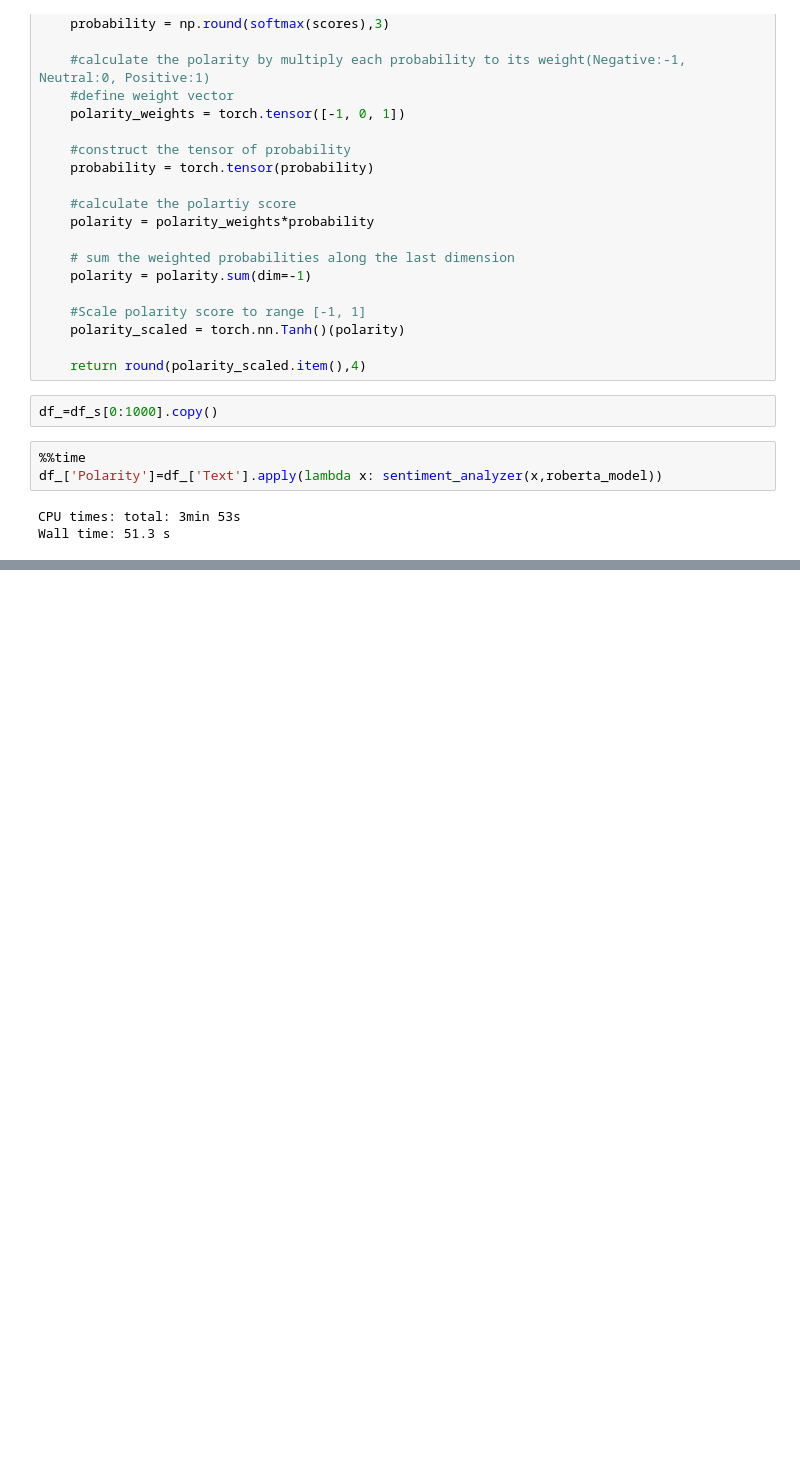
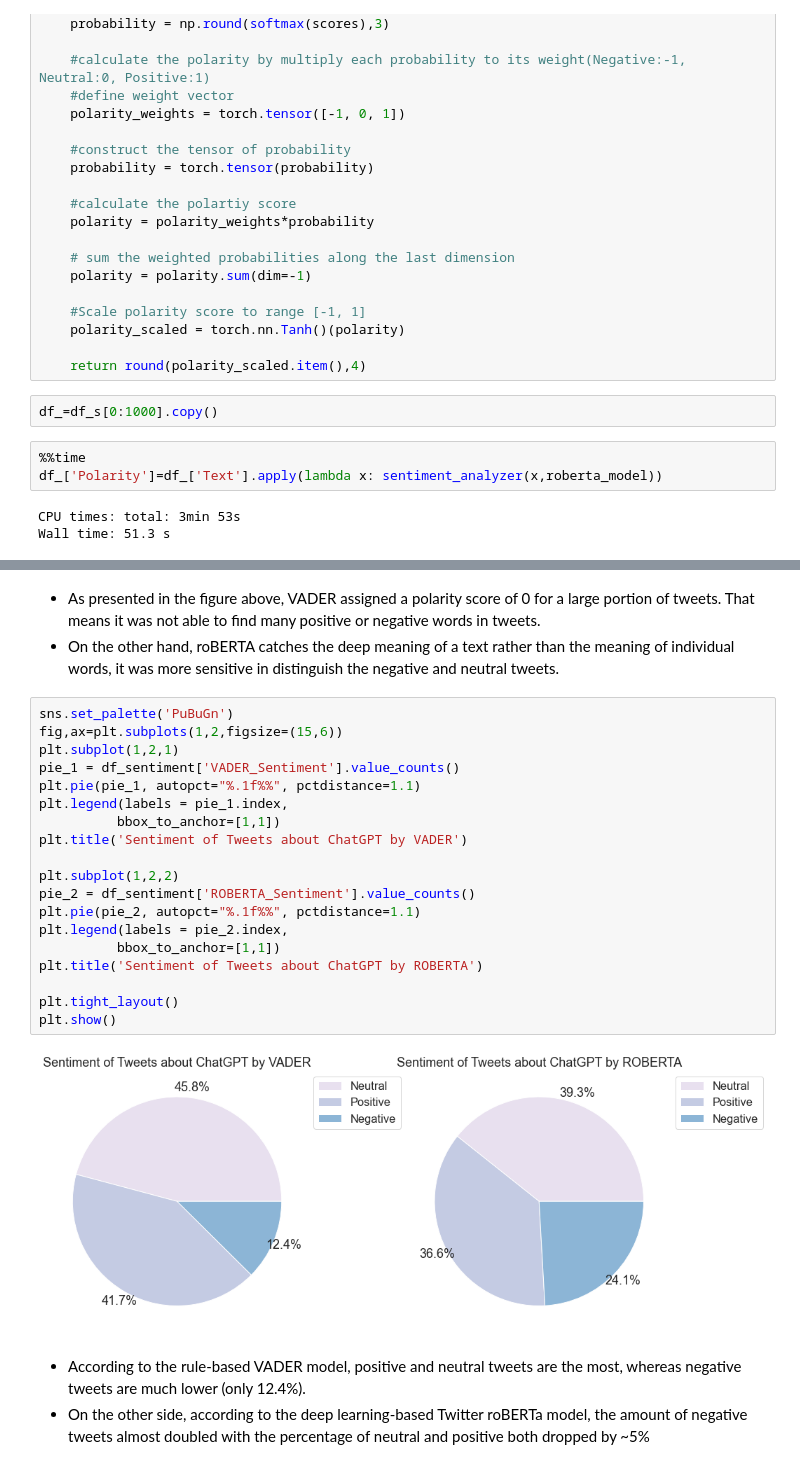
Before and after one commit to hxycorn/Twitter-Sentiment-Analysis-about-ChatGPT, a Jupyter notebook: Notebook/6_Sentiment_Analysis_VADER_RoBERTa.ipynb, the cells around one changed output, grey strips where cells are left out. Saved outputs shown, nothing was run; the diff lists cells and outputs as text; blank space fills up the shorter version.

```diff
--- a/Notebook/6_Sentiment_Analysis_VADER_RoBERTa.ipynb
+++ b/Notebook/6_Sentiment_Analysis_VADER_RoBERTa.ipynb
@@ -248,0 +271,27 @@ df_sentiment = pd.concat([pd.read_csv(file) for file in cvs_list])
+# %% [markdown]
+- As presented in the figure above, VADER assigned a polarity score of 0 for a large portion of tweets. That means it was not able to find many positive or negative words in tweets.
+- On the other hand, roBERTA catches the deep meaning of a text rather than the meaning of individual words, it was more sensitive in distinguish the negative and neutral tweets.
+# %%
+sns.set_palette('PuBuGn')
+fig,ax=plt.subplots(1,2,figsize=(15,6))
+plt.subplot(1,2,1)
+pie_1 = df_sentiment['VADER_Sentiment'].value_counts()
+plt.pie(pie_1, autopct="%.1f%%", pctdistance=1.1)
+plt.legend(labels = pie_1.index,
+          bbox_to_anchor=[1,1])
+plt.title('Sentiment of Tweets about ChatGPT by VADER')
+
+plt.subplot(1,2,2)
+pie_2 = df_sentiment['ROBERTA_Sentiment'].value_counts()
+plt.pie(pie_2, autopct="%.1f%%", pctdistance=1.1)
+plt.legend(labels = pie_2.index,
+          bbox_to_anchor=[1,1])
+plt.title('Sentiment of Tweets about ChatGPT by ROBERTA')
+
+plt.tight_layout()
+plt.show()
+# %% [output]
+[figure, added]
+# %% [markdown]
+- According to the rule-based VADER model, positive and neutral tweets are the most, whereas negative tweets are much lower (only 12.4%).
+- On the other side, according to the deep learning-based Twitter roBERTa model, the amount of negative tweets almost doubled with the percentage of neutral and positive both dropped by ~5%
```
Also changed, not shown: parts of 23 cells of this notebook.
